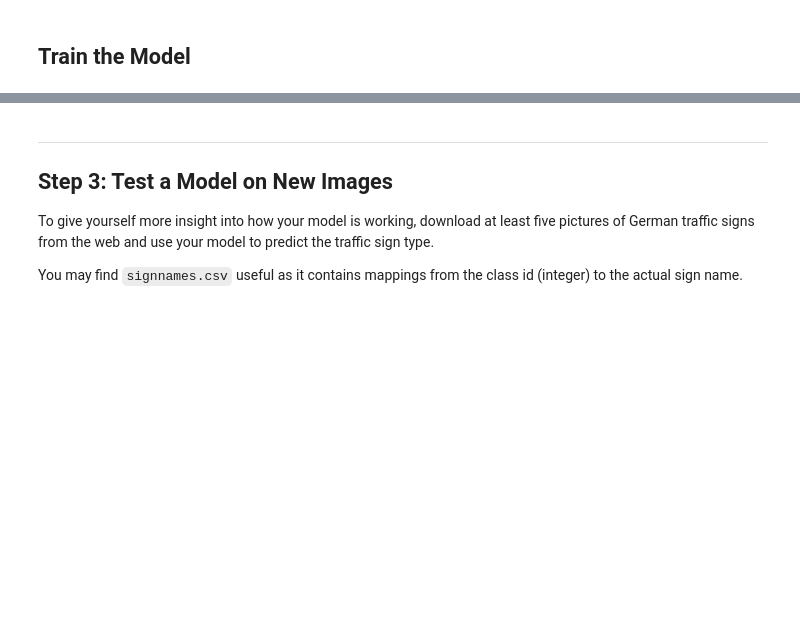
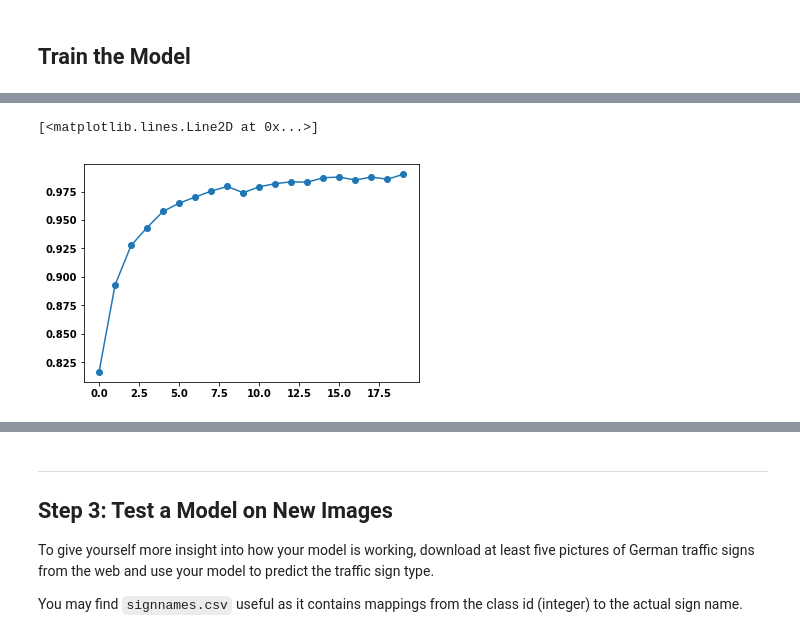
Before and after one commit to udacity/CarND-Traffic-Sign-Classifier-Project, a Jupyter notebook: Traffic_Sign_Classifier.ipynb, the cells around one changed output, grey strips where cells are left out. Saved outputs shown, nothing was run; the diff lists cells and outputs as text; code cells hidden in the pictures; blank space fills up the shorter version.

Commit message:
lenet results

```diff
--- a/Traffic_Sign_Classifier.ipynb
+++ b/Traffic_Sign_Classifier.ipynb
@@ -467,7 +484,7 @@ if not postprocessed:
 # 28 = (32-F)/1 + 1 -> 5
 
 
-def network(x, out_shape):
+def LeNet(x, out_shape):
     # Arguments used for tf.truncated_normal, randomly defines variables for the weights and biases for each layer
     mu = 0
     sigma = 0.1
@@ -529,7 +546,7 @@ one_hot_y = tf.one_hot(y, len(set(y_train)))
 # %%
 rate = 0.001
 
-logits = network(x, out_shape=len(set(y_train)))
+logits = LeNet(x, out_shape=len(set(y_train)))
 cross_entropy = tf.nn.softmax_cross_entropy_with_logits(labels=one_hot_y, logits=logits)
 loss_operation = tf.reduce_mean(cross_entropy)
 optimizer = tf.train.AdamOptimizer(learning_rate = rate)
@@ -548,6 +573,6 @@ sets imply underfitting. A high accuracy on the training set but low accuracy on
 # %% [markdown]
 ## Model Evaluation
 # %%
-EPOCHS = 100
-BATCH_SIZE = 128
+EPOCHS = 20
+BATCH_SIZE = 512
 # %%
@@ -573,6 +597,8 @@ with tf.Session(config=tf.ConfigProto(log_device_placement=True)) as sess:
     sess.run(tf.global_variables_initializer())
     num_examples = len(X_train)
 
+    train_acc = []
+    valid_acc = []
     print("Training...")
     print()
     for i in range(EPOCHS):
@@ -582,12 +608,14 @@ with tf.Session(config=tf.ConfigProto(log_device_placement=True)) as sess:
             batch_x, batch_y = X_train[offset:end], y_train[offset:end]
             sess.run(training_operation, feed_dict={x: batch_x, y: batch_y})
 
+        training_accuracy = evaluate(sess, X_train, y_train)
+        train_acc.append(training_accuracy)
         validation_accuracy = evaluate(sess, X_valid, y_valid)
-        print("EPOCH {} ...".format(i+1))
-        print("Validation Accuracy = {:.3f}".format(validation_accuracy))
-        print()
+        valid_acc.append(validation_accuracy)
 
-    saver.save(sess, './lenet')
+        print("EPOCH {} val acc {:.3f}".format(i+1, validation_accuracy))
+
+    saver.save(sess, './network/')
     print("Model saved")
 # %% [output]
 Training...
@@ -609 +637,6 @@ Validation Accuracy = 0.920
 Model saved
+# %%
+plt.plot(train_acc, marker='o')
+# %% [output]
+[<matplotlib.lines.Line2D at 0x...>]
+[figure, added]
```
Also changed, not shown: parts of 12 cells of this notebook, 4 other files.
